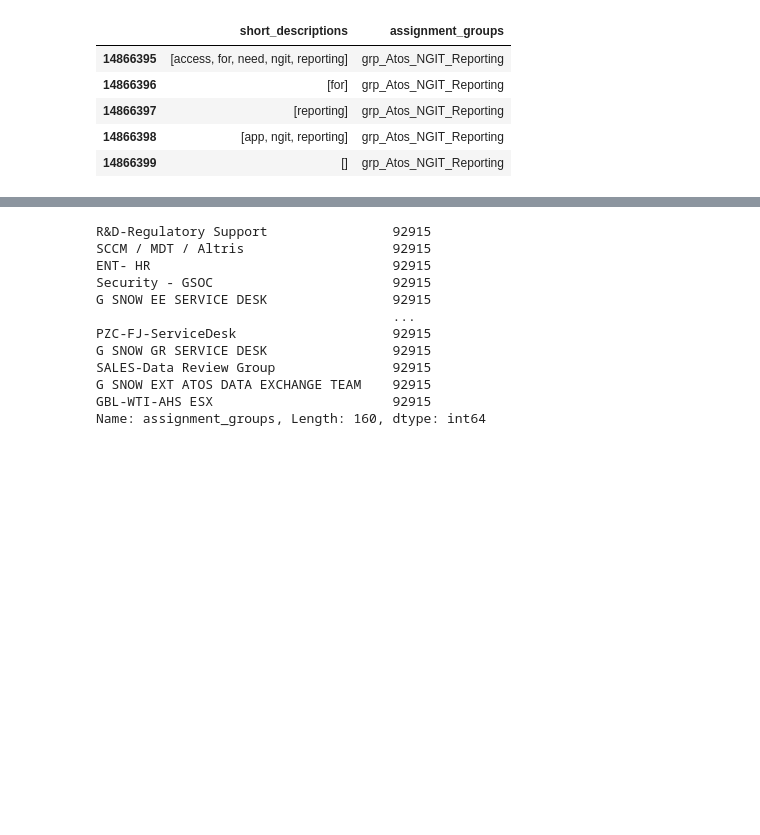
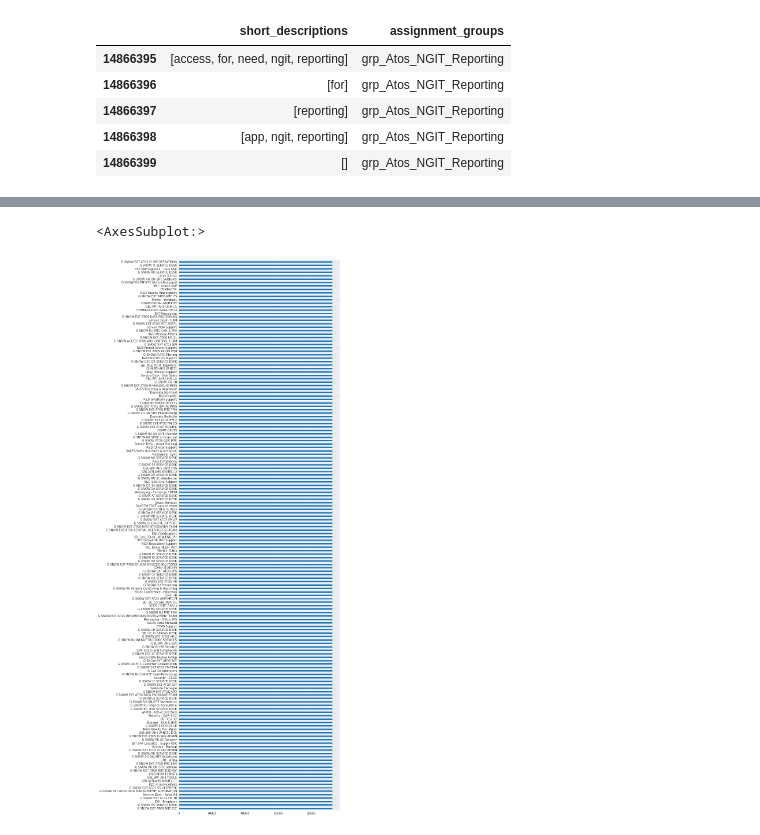
Before and after one commit to omkarudawant/Text-Classification, a Jupyter notebook: research/EDA.ipynb, the cells around one changed output, grey strips where cells are left out. Drawn from its saved outputs; the diff is of its cells as text; code cells hidden in the pictures; blank space fills up the shorter version.

```diff
--- a/research/EDA.ipynb
+++ b/research/EDA.ipynb
@@ -82,3 +92,8 @@ res_df.tail()
 | 14866397 | [reporting] | grp_Atos_NGIT_Reporting |
 | 14866398 | [app, ngit, reporting] | grp_Atos_NGIT_Reporting |
 | 14866399 | [] | grp_Atos_NGIT_Reporting |
+# %%
+def clean_text(text):
+    return ' '.join([t for t in text])
+# %%
+res_df['short_descriptions'] = res_df['short_descriptions'].apply(lambda x:clean_text(x))
@@ -85,17 +109,7 @@ res_df.tail()
 # %%
-res_df['assignment_groups'].value_counts()
+res_df['assignment_groups'].value_counts().plot(kind='barh', figsize=(10, 35))
 # %% [output]
-R&D-Regulatory Support                92915
-SCCM / MDT / Altris                   92915
-ENT- HR                               92915
-Security - GSOC                       92915
-G SNOW EE SERVICE DESK                92915
-                                      ...
-PZC-FJ-ServiceDesk                    92915
-G SNOW GR SERVICE DESK                92915
-SALES-Data Review Group               92915
-G SNOW EXT ATOS DATA EXCHANGE TEAM    92915
-GBL-WTI-AHS ESX                       92915
-Name: assignment_groups, Length: 160, dtype: int64
+<AxesSubplot:>
+[figure, added]
 # %%
 res_df.to_csv('../data/balanced_data.csv', index=False)
```
Also changed, not shown: parts of 4 cells of this notebook, 1 other file.
